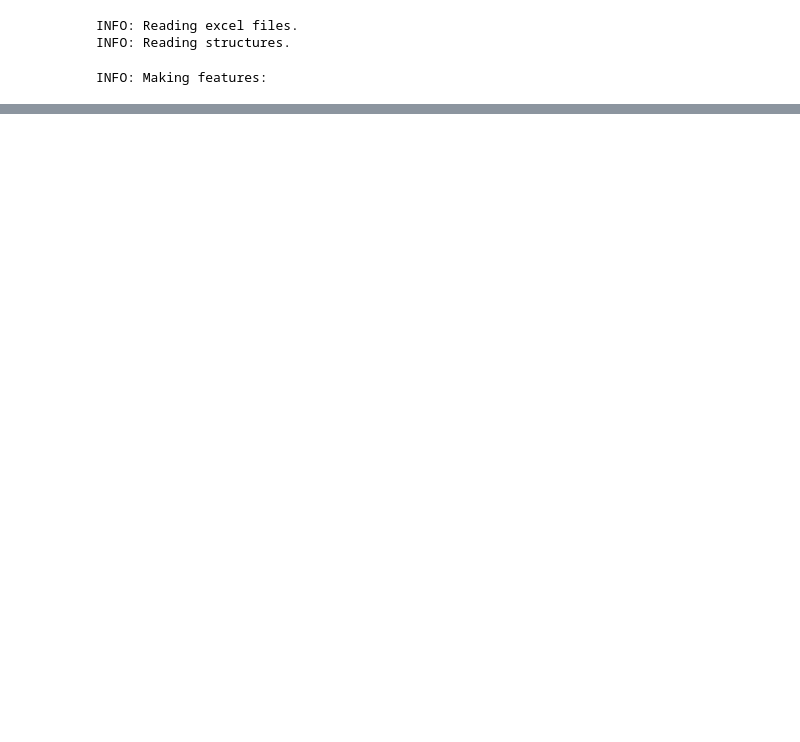
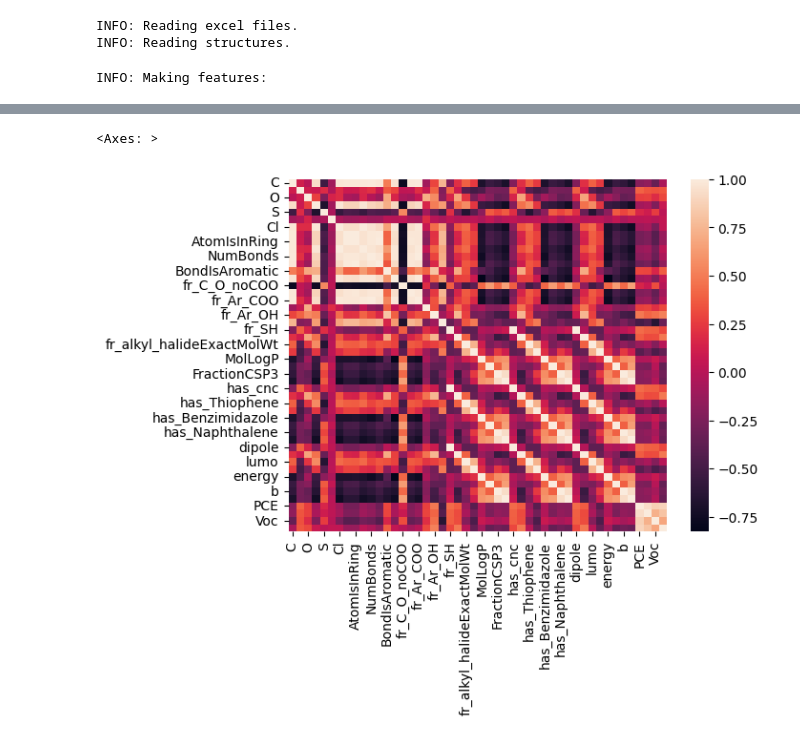
Before and after one commit to Longhan9926/perovskite_htm_screening, a Jupyter notebook: model_sel.ipynb, the cells around one changed output, grey strips where cells are left out. Cells and saved outputs as stored; diff of their text form; code cells hidden in the pictures; blank space fills up the shorter version.

```diff
--- a/model_sel.ipynb
+++ b/model_sel.ipynb
@@ -46,7 +47,7 @@ feat_cols = [
     "H",
     "S",
     "F",
-    # "Cl",
+    "Cl",
     "NumAtoms",
     "AtomIsInRing",
     "AtomIsAromatic",
@@ -54,28 +55,28 @@ feat_cols = [
     "BondIsConjugated",
     "BondIsAromatic",
     "NumRotatableBonds",
-    # "fr_C_O_noCOO",
-    # "fr_Al_COO",
-    # "fr_Ar_COO",
-    # "fr_Al_OH",
-    # "fr_Ar_OH",
-    # "fr_NH2",
-    # "fr_SH",
-    # "fr_sulfide",
-    # "fr_alkyl_halide"
+    "fr_C_O_noCOO",
+    "fr_Al_COO",
+    "fr_Ar_COO",
+    "fr_Al_OH",
+    "fr_Ar_OH",
+    "fr_NH2",
+    "fr_SH",
+    "fr_sulfide",
+    "fr_alkyl_halide"
     "ExactMolWt",
     "FpDensityMorgan3",
     "MolLogP",
     "MolMR",
     "FractionCSP3",
     "has_CN(C)C",
-    # "has_cnc",
-    # "has_C=NC",
-    # "has_Thiophene",
-    # "has_Pyrrole",
-    # "has_Benzimidazole",
-    # "has_Benzothiophene",
-    # "has_Naphthalene",
+    "has_cnc",
+    "has_C=NC",
+    "has_Thiophene",
+    "has_Pyrrole",
+    "has_Benzimidazole",
+    "has_Benzothiophene",
+    "has_Naphthalene",
     "has_Biphenyl"
 ]
 theo_cols = [
@@ -107,10 +108,11 @@ if use_simulation_data:
     _, theos = theo_generator.labels_for_combos(samples)
     features = np.concatenate([features, theos], axis=-1)
 
-columns = {"ID": ["".join(x) for x in samples]}
+# columns = {"ID": ["".join(x) for x in samples]}
+columns = {}
 columns.update({x: features[:, i] for i, x in enumerate(feat_cols)})
 if use_simulation_data:
     columns.update({x: theos[:, i] for i, x in enumerate(theo_cols)})
 columns.update({x: targets[:, i] for i, x in enumerate(label_names)})
-columns.update({"MolFormular": [rdkit.Chem.rdMolDescriptors.CalcMolFormula(m) for m in mols]})
+# columns.update({"MolFormular": [rdkit.Chem.rdMolDescriptors.CalcMolFormula(m) for m in mols]})
 # %%
@@ -117,0 +120,3 @@ ignore_samples_mask = targets[:, 2] > 0.2
+# %%
+df = pd.DataFrame(columns)
+df.columns
@@ -117,0 +134,5 @@ ignore_samples_mask = targets[:, 2] > 0.2
+# %%
+sns.heatmap(df.corr(), annot=False)
+# %% [output]
+<Axes: >
+[figure, added]
```
Also changed, not shown: parts of 6 cells of this notebook.
